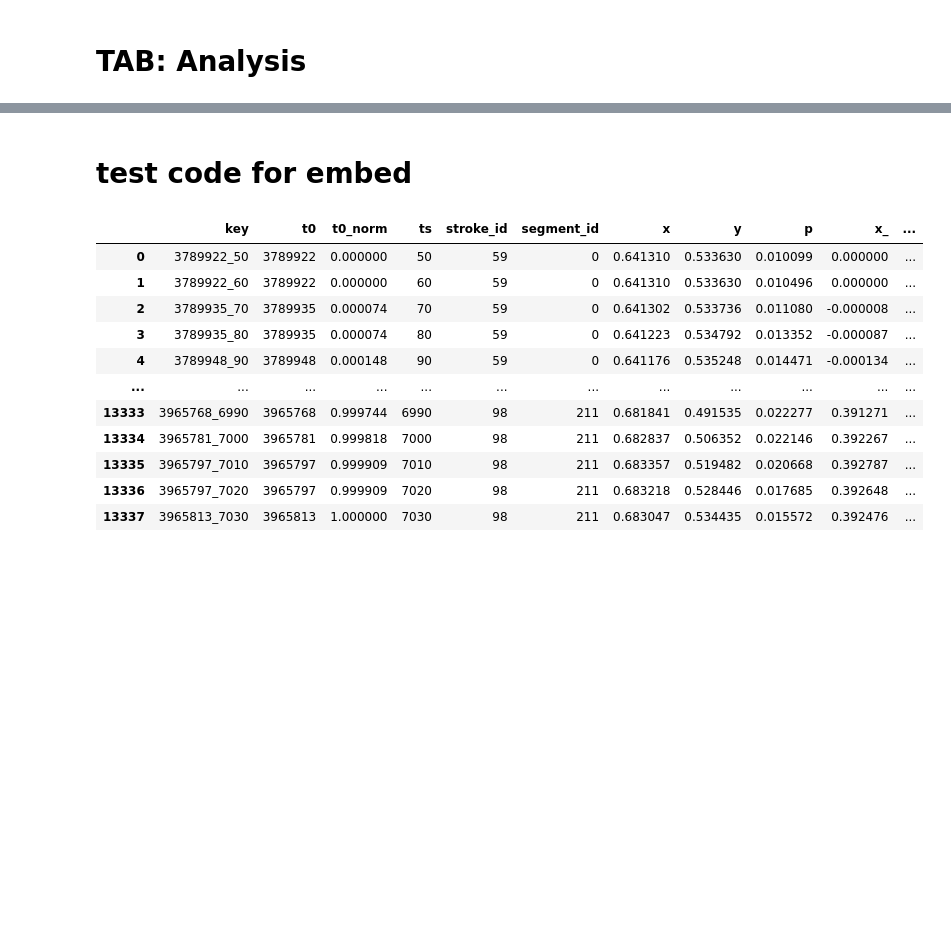
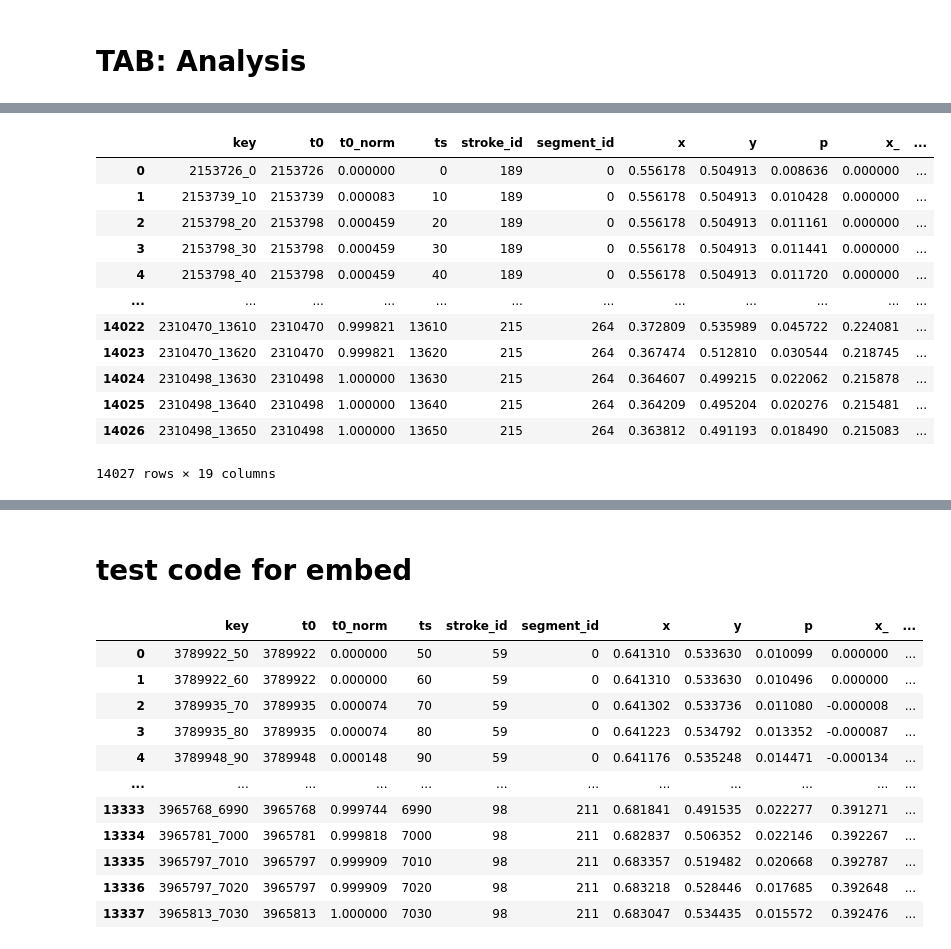
Before and after one commit to ircam-ismm/nime2022-elicitation-demo, a Jupyter notebook: notebooks/analysis.ipynb, the cells around one changed output, grey strips where cells are left out. Drawn from its saved outputs; the diff is of its cells as text; code cells hidden in the pictures; blank space fills up the shorter version.

```diff
--- a/notebooks/analysis.ipynb
+++ b/notebooks/analysis.ipynb
@@ -10,2 +26,18 @@ data.columns = ['source', 'data']
 # %%
 df = utils.format_from_df(data)
+# %%
+df
+# %% [output]
+|  | key | t0 | t0_norm | ts | stroke_id | segment_id | x | y | p | x_ | ... |
+| 0 | 2153726_0 | 2153726 | 0.000000 | 0 | 189 | 0 | 0.556178 | 0.504913 | 0.008636 | 0.000000 | ... |
+| 1 | 2153739_10 | 2153739 | 0.000083 | 10 | 189 | 0 | 0.556178 | 0.504913 | 0.010428 | 0.000000 | ... |
+| 2 | 2153798_20 | 2153798 | 0.000459 | 20 | 189 | 0 | 0.556178 | 0.504913 | 0.011161 | 0.000000 | ... |
+| 3 | 2153798_30 | 2153798 | 0.000459 | 30 | 189 | 0 | 0.556178 | 0.504913 | 0.011441 | 0.000000 | ... |
+| 4 | 2153798_40 | 2153798 | 0.000459 | 40 | 189 | 0 | 0.556178 | 0.504913 | 0.011720 | 0.000000 | ... |
+| ... | ... | ... | ... | ... | ... | ... | ... | ... | ... | ... | ... |
+| 14022 | 2310470_13610 | 2310470 | 0.999821 | 13610 | 215 | 264 | 0.372809 | 0.535989 | 0.045722 | 0.224081 | ... |
+| 14023 | 2310470_13620 | 2310470 | 0.999821 | 13620 | 215 | 264 | 0.367474 | 0.512810 | 0.030544 | 0.218745 | ... |
+| 14024 | 2310498_13630 | 2310498 | 1.000000 | 13630 | 215 | 264 | 0.364607 | 0.499215 | 0.022062 | 0.215878 | ... |
+| 14025 | 2310498_13640 | 2310498 | 1.000000 | 13640 | 215 | 264 | 0.364209 | 0.495204 | 0.020276 | 0.215481 | ... |
+| 14026 | 2310498_13650 | 2310498 | 1.000000 | 13650 | 215 | 264 | 0.363812 | 0.491193 | 0.018490 | 0.215083 | ... |
+14027 rows × 19 columns
```
Also changed, not shown: parts of 3 cells of this notebook.
